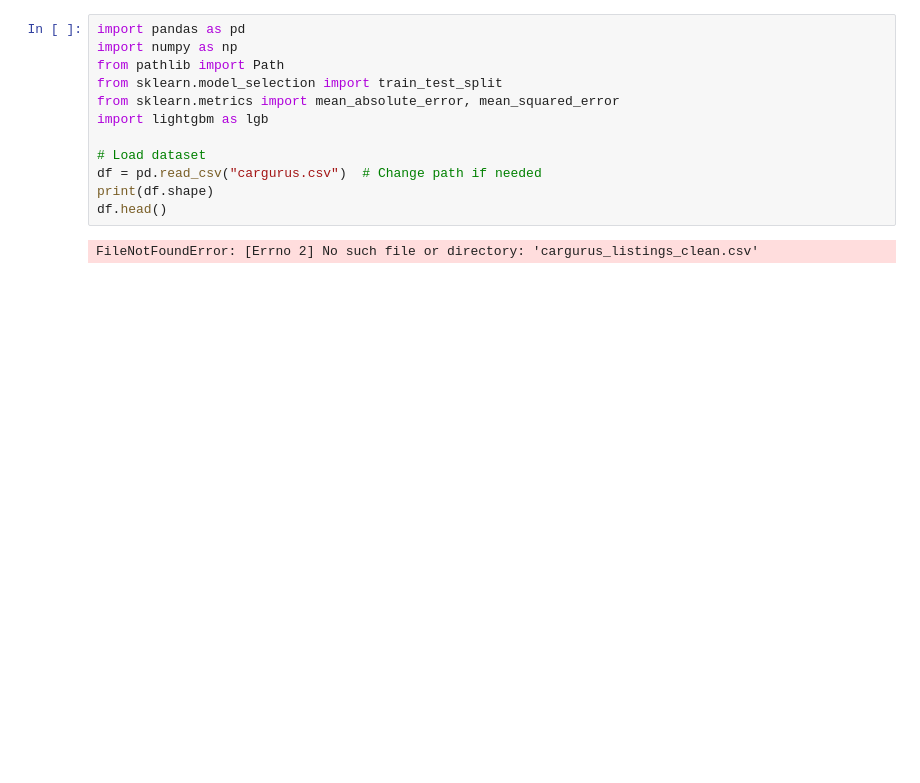
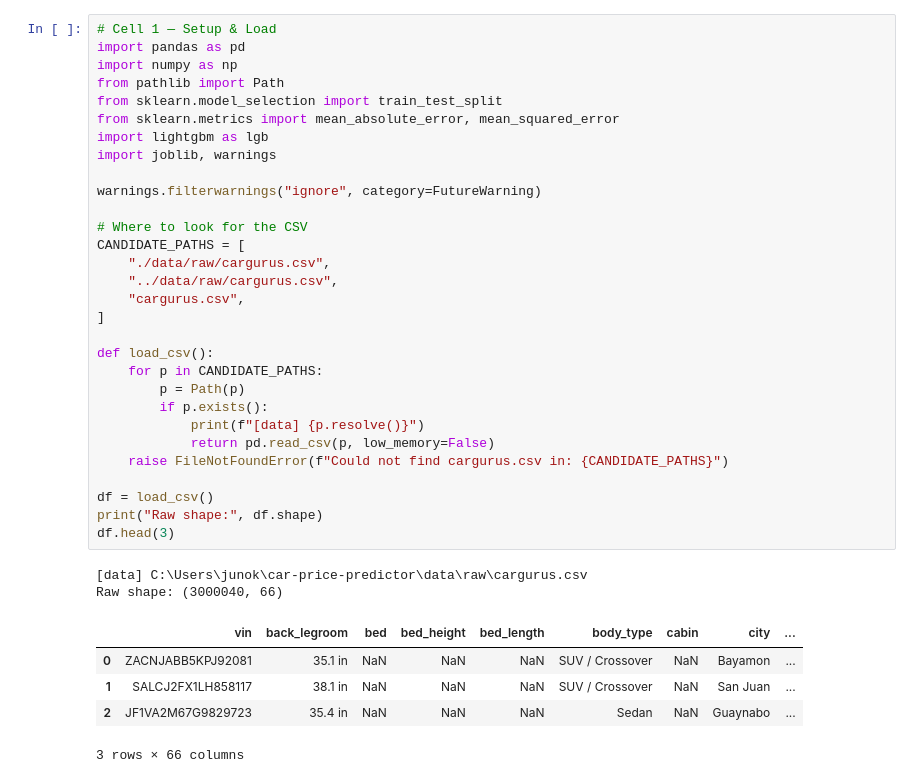
Before and after one commit to jk23399/car-price-predictor, a Jupyter notebook: notebooks/cargurus_price_prediction.ipynb, the cells around one changed output. Cells and saved outputs as stored; diff of their text form; blank space fills up the shorter version.

```diff
--- a/notebooks/cargurus_price_prediction.ipynb
+++ b/notebooks/cargurus_price_prediction.ipynb
@@ -1,14 +1,38 @@
 # %%
+# Cell 1 — Setup & Load
 import pandas as pd
 import numpy as np
 from pathlib import Path
 from sklearn.model_selection import train_test_split
 from sklearn.metrics import mean_absolute_error, mean_squared_error
 import lightgbm as lgb
+import joblib, warnings
 
-# Load dataset
-df = pd.read_csv("cargurus.csv")  # Change path if needed
-print(df.shape)
-df.head()
+warnings.filterwarnings("ignore", category=FutureWarning)
+
+# Where to look for the CSV
+CANDIDATE_PATHS = [
+    "./data/raw/cargurus.csv",
+    "../data/raw/cargurus.csv",
+    "cargurus.csv",
+]
+
+def load_csv():
+    for p in CANDIDATE_PATHS:
+        p = Path(p)
+        if p.exists():
+            print(f"[data] {p.resolve()}")
+            return pd.read_csv(p, low_memory=False)
+    raise FileNotFoundError(f"Could not find cargurus.csv in: {CANDIDATE_PATHS}")
+
+df = load_csv()
+print("Raw shape:", df.shape)
+df.head(3)
 # %% [output]
-FileNotFoundError: [Errno 2] No such file or directory: 'cargurus_listings_clean.csv'
+[data] C:\Users\junok\car-price-predictor\data\raw\cargurus.csv
+Raw shape: (3000040, 66)
+|  | vin | back_legroom | bed | bed_height | bed_length | body_type | cabin | city | ... |
+| 0 | ZACNJABB5KPJ92081 | 35.1 in | NaN | NaN | NaN | SUV / Crossover | NaN | Bayamon | ... |
+| 1 | SALCJ2FX1LH858117 | 38.1 in | NaN | NaN | NaN | SUV / Crossover | NaN | San Juan | ... |
+| 2 | JF1VA2M67G9829723 | 35.4 in | NaN | NaN | NaN | Sedan | NaN | Guaynabo | ... |
+3 rows × 66 columns
```
Also changed, not shown: parts of 8 cells of this notebook, 10 other files.
